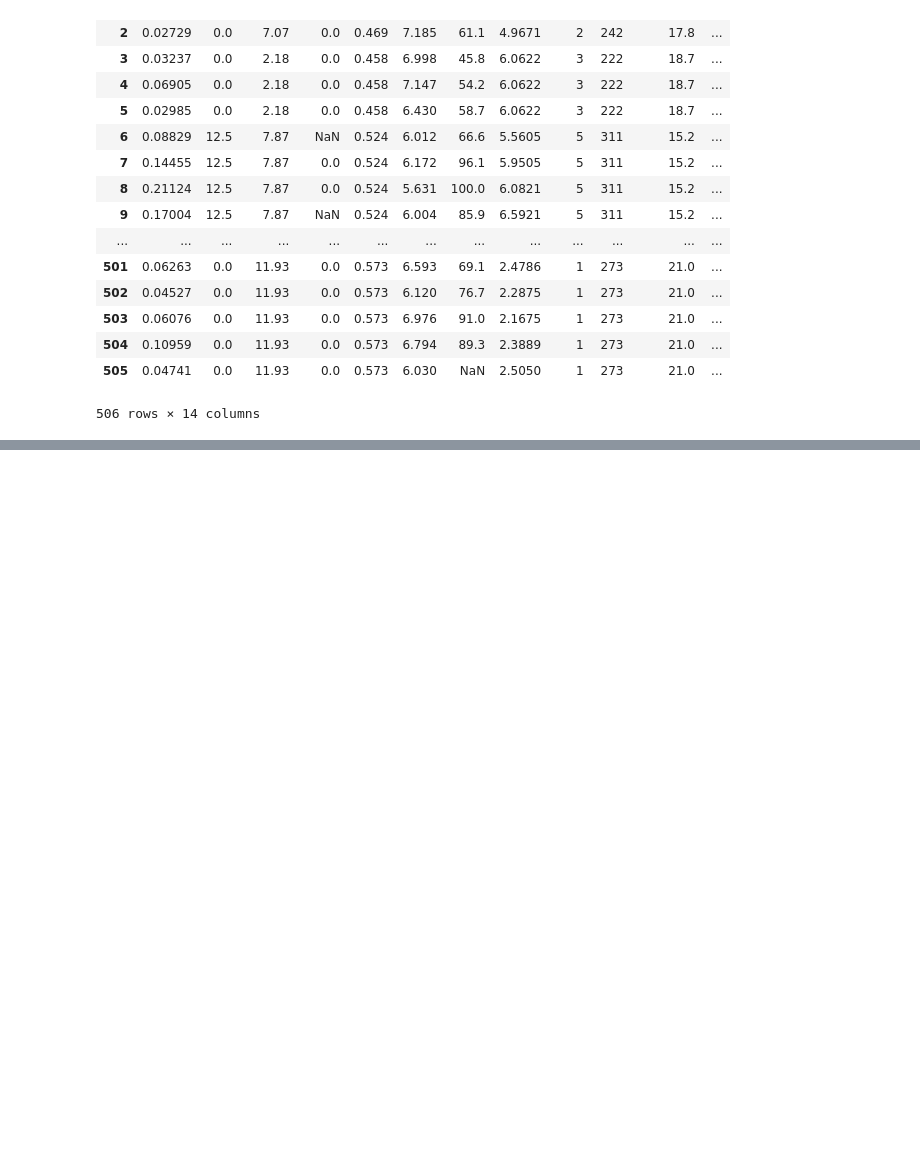
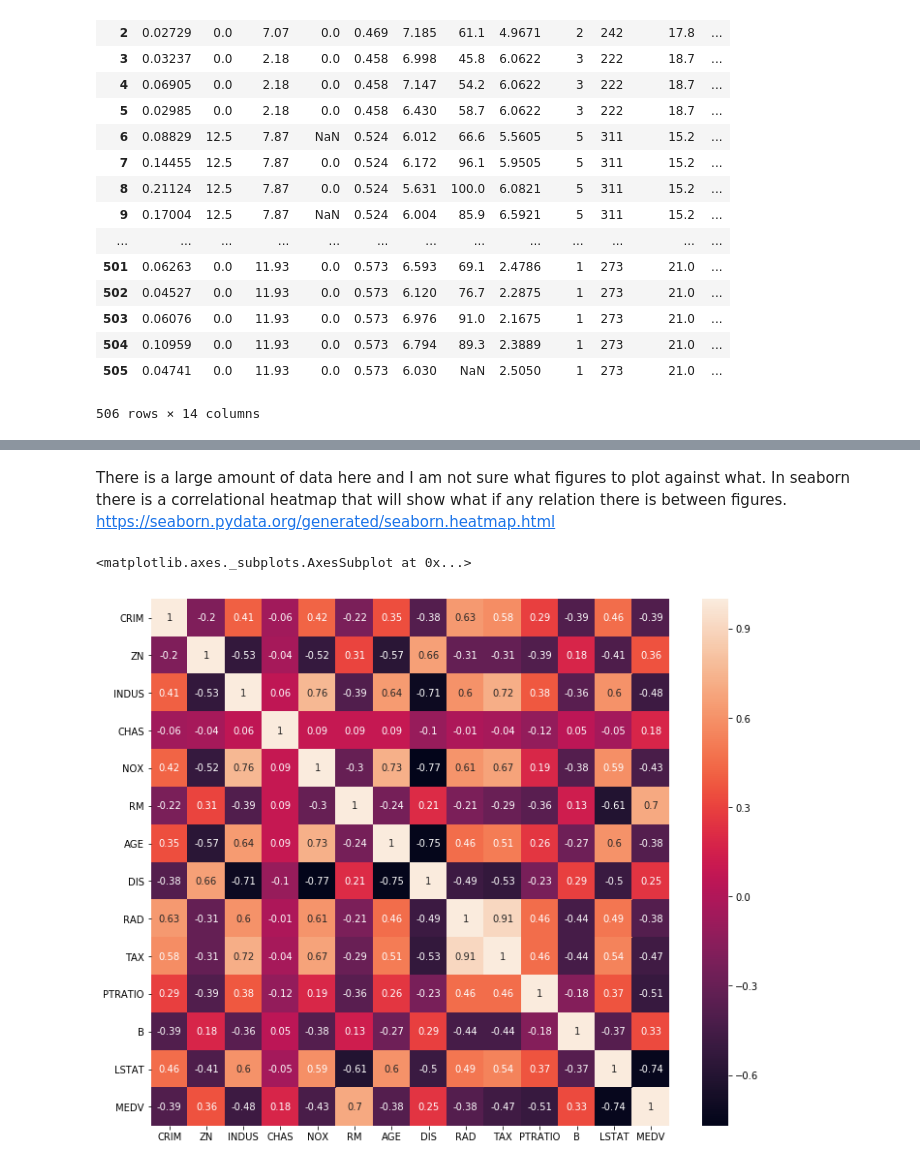
Before and after one commit to MichaelORegan/52954_MACHINE_LEARNING_AND_STATISTICS, a Jupyter notebook: 52954 Project Boston House Price Dataset.ipynb, the cells around one changed output, grey strips where cells are left out. Cells and saved outputs as stored; diff of their text form; code cells hidden in the pictures; blank space fills up the shorter version.

Commit message:
read in dataset from sklearn and explore, describe data and use correlation heatmap

```diff
--- a/52954 Project Boston House Price Dataset.ipynb
+++ b/52954 Project Boston House Price Dataset.ipynb
@@ -47,0 +55,8 @@ df.describe()
+# %%
+%matplotlib inline
+# This just sets the default plot size to be bigger.
+plt.rcParams['figure.figsize'] = (12, 10)
+# %%
+from sklearn.datasets import load_boston
+boston_dataset = load_boston()
+# getting the dataset from sklearn, it is a built in dataset
@@ -47,0 +163,3 @@ df.describe()
+# %%
+boston = pd.DataFrame(boston_dataset.data, columns=boston_dataset.feature_names)
+boston
@@ -47,0 +187,2 @@ df.describe()
+# %%
+boston['MEDV'] = boston_dataset.target
@@ -47,0 +226,9 @@ df.describe()
+# %% [markdown]
+There is a large amount of data here and I am not sure what figures to plot against what.  In seaborn there is a correlational heatmap that will show what if any relation there is between figures.
+https://seaborn.pydata.org/generated/seaborn.heatmap.html
+# %%
+correlation_matrix = boston.corr().round(2)
+sns.heatmap(data=correlation_matrix, annot=True)
+# %% [output]
+<matplotlib.axes._subplots.AxesSubplot at 0x...>
+[figure, added]
```
Also changed, not shown: parts of 19 cells of this notebook.
